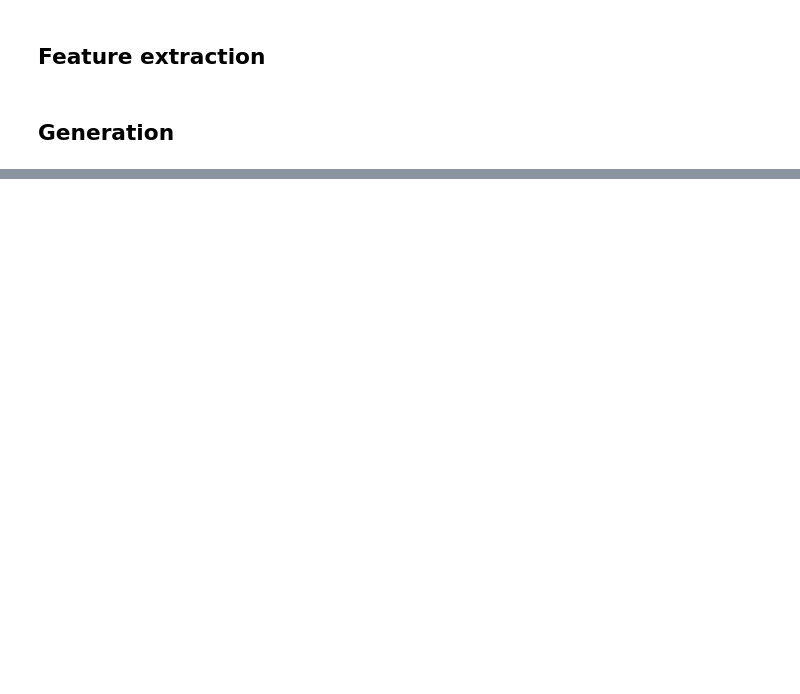
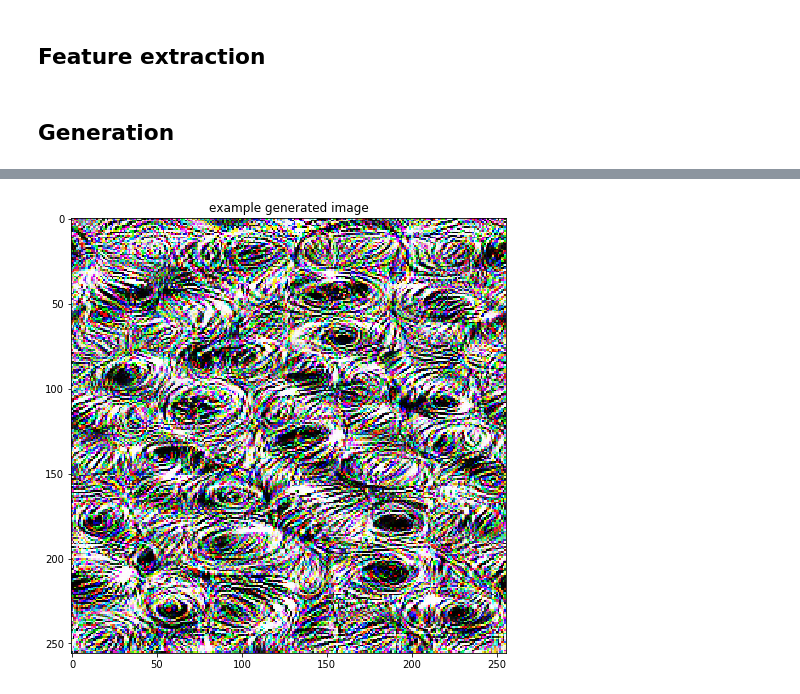
Before and after one commit to malyvsen/inverse-ai, a Jupyter notebook: ai/generate.ipynb, the cells around one changed output, grey strips where cells are left out. Drawn from its saved outputs; the diff is of its cells as text; code cells hidden in the pictures; blank space fills up the shorter version.

```diff
--- a/ai/generate.ipynb
+++ b/ai/generate.ipynb
@@ -144,0 +60,12 @@ RuntimeError: Expected object of scalar type Float but got scalar type Double fo
+# %%
+def jitter(image_tensors, jitter=64):
+    dy, dx = np.random.randint(-jitter, jitter + 1, 2)
+    return image_tensors.roll((dy, dx), (2, 3))
+
+
+def zoom_out(image_tensors, factor=2):
+    return torch.nn.AvgPool2d(factor, stride=factor)(image_tensors)
+
+
+def inverse_sigmoid(images):
+    return -np.log(1 / np.array(images) - 1)
@@ -144,0 +83,20 @@ RuntimeError: Expected object of scalar type Float but got scalar type Double fo
+# %%
+def guide(images, vectors, num_steps=64, lr=0.2):
+    '''optimize images so that their features match corresponding vectors'''
+    images = images_to_tensor(inverse_sigmoid(images))
+    vectors = torch.tensor(vectors, dtype=torch.float, device=device)
+    optimizer = torch.optim.Adam([images], lr=lr)
+    for step in tqdm(range(num_steps)):
+        optimizer.zero_grad()
+        feature_loss(torch.sigmoid(images), vectors).backward()
+        optimizer.step()
+    return tensor_to_images(torch.sigmoid(images))
+
+
+def generate(vectors, shape=(256, 256), *args, **kwargs):
+    seeds = np.random.rand(len(vectors), *shape, 3)
+    return guide(seeds, vectors, *args, **kwargs)
+
+
+preview(generate(movie_vectors[0:1])[0], 'example generated image')
+# %% [output]
@@ -144,0 +104 @@ RuntimeError: Expected object of scalar type Float but got scalar type Double fo
+[figure, added]
```
Also changed, not shown: parts of 23 cells of this notebook.
